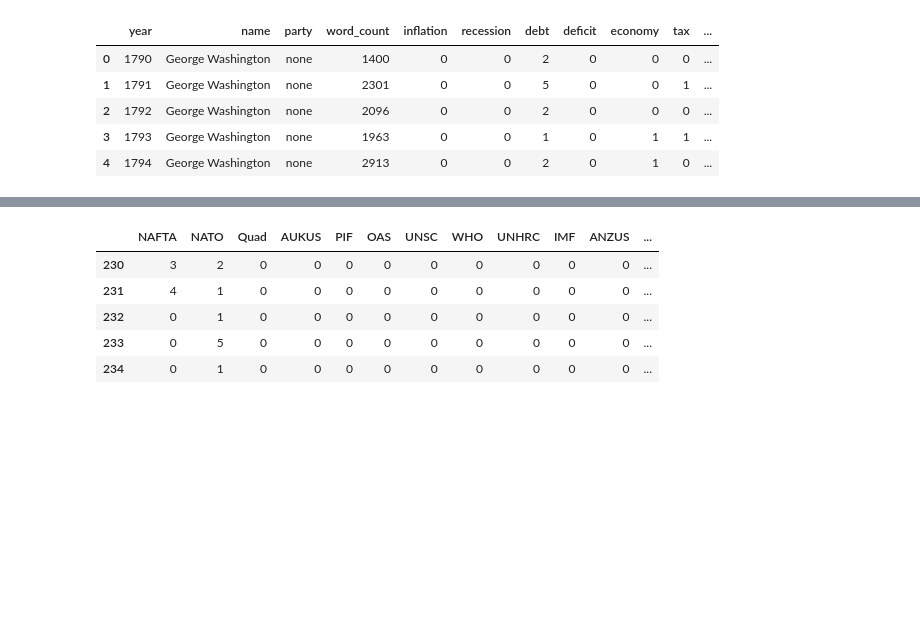
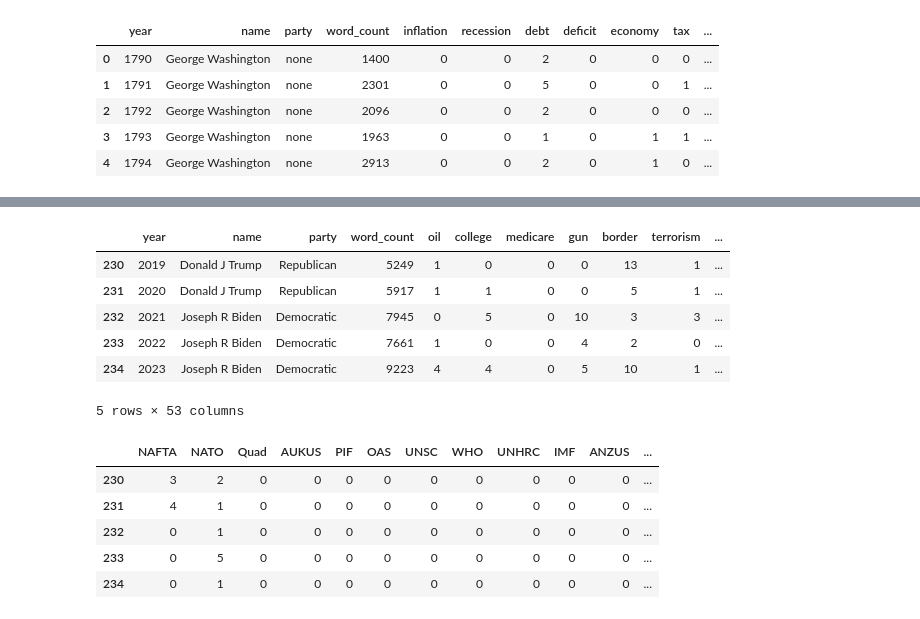
Before and after one commit to ana-047/TheWordsOfTheUnion, a Jupyter notebook: Mining_code.ipynb, the cells around one changed output, grey strips where cells are left out. Saved outputs shown, nothing was run; the diff lists cells and outputs as text; code cells hidden in the pictures; blank space fills up the shorter version.

Commit message:
mentions by theme

```diff
--- a/Mining_code.ipynb
+++ b/Mining_code.ipynb
@@ -725,4 +734,13 @@ df3.tail()
 # %%
 #drop unwanted columns
-df3.drop(['text', 'clean_string', 'text_no_stopwords', 'lemmatized_words',
-          'lemmatized_words2', 'countries_mentioned'], axis=1, inplace=True)
+df3.drop(['text', 'clean_string', 'text_no_stopwords', 'election_year'], axis=1, inplace=True)
+
+df3.tail()
+# %% [output]
+|  | year | name | party | word_count | oil | college | medicare | gun | border | terrorism | ... |
+| 230 | 2019 | Donald J Trump | Republican | 5249 | 1 | 0 | 0 | 0 | 13 | 1 | ... |
+| 231 | 2020 | Donald J Trump | Republican | 5917 | 1 | 1 | 0 | 0 | 5 | 1 | ... |
+| 232 | 2021 | Joseph R Biden | Democratic | 7945 | 0 | 5 | 0 | 10 | 3 | 3 | ... |
+| 233 | 2022 | Joseph R Biden | Democratic | 7661 | 1 | 0 | 0 | 4 | 2 | 0 | ... |
+| 234 | 2023 | Joseph R Biden | Democratic | 9223 | 4 | 4 | 0 | 5 | 10 | 1 | ... |
+5 rows × 53 columns
```
Also changed, not shown: parts of 36 cells of this notebook, 1 other file.
